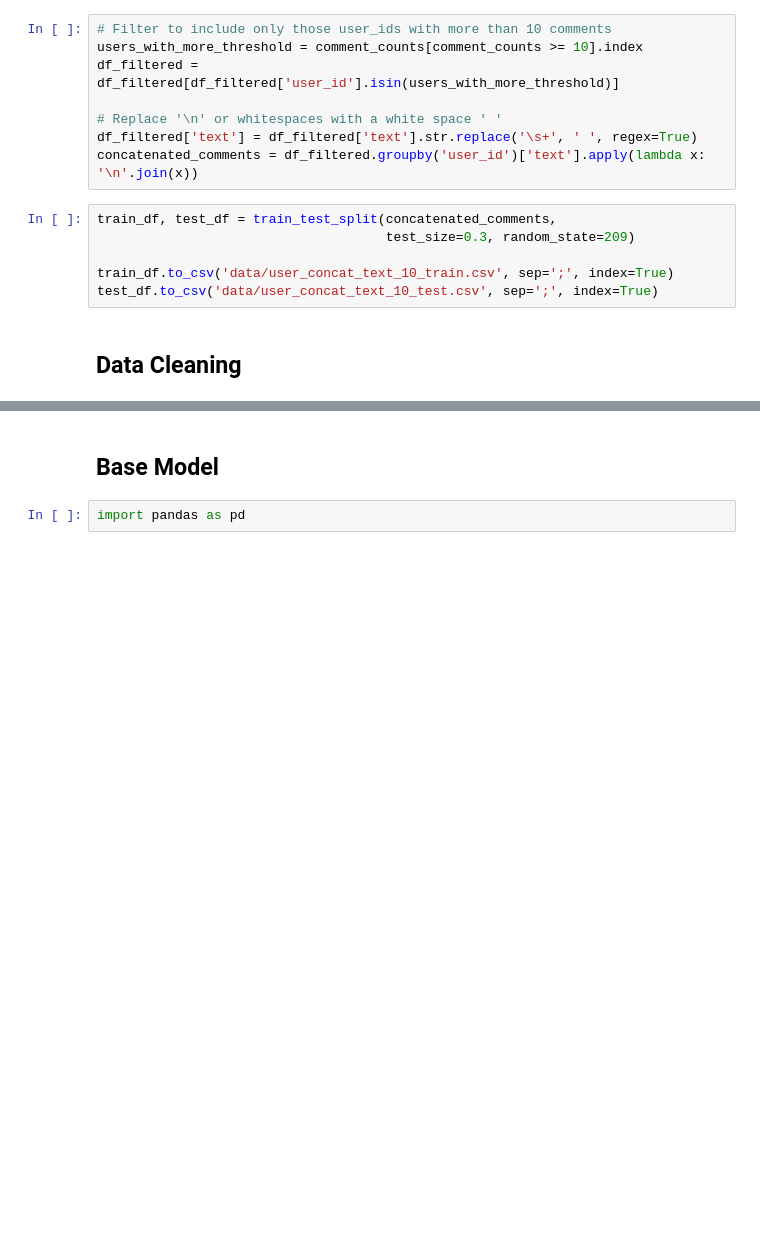
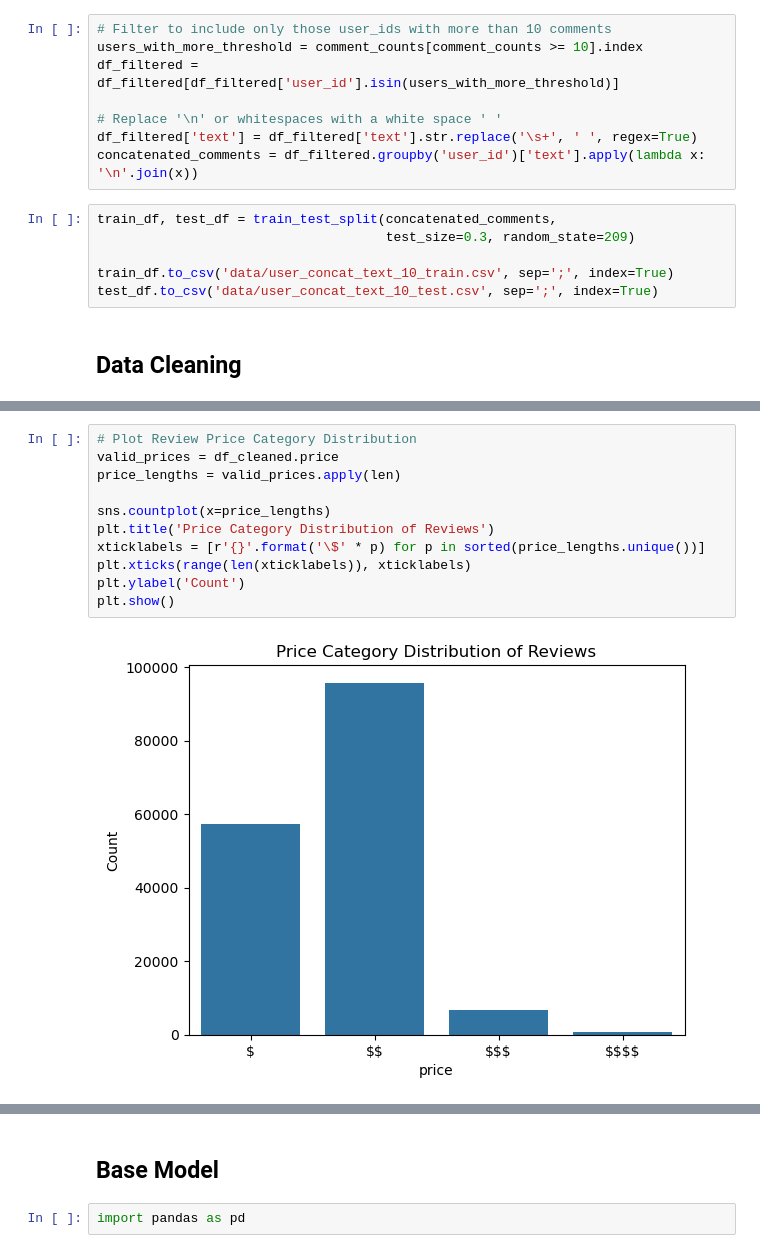
Before and after one commit to yuqinbailey/Restaurant-Rec-Google-Reviews, a Jupyter notebook: 4_Pipeline_Dev.ipynb, the cells around one changed output, grey strips where cells are left out. Drawn from its saved outputs; the diff is of its cells as text; blank space fills up the shorter version.

```diff
--- a/4_Pipeline_Dev.ipynb
+++ b/4_Pipeline_Dev.ipynb
@@ -286,0 +309,13 @@ Name: count, dtype: int64
+# %%
+# Plot Review Price Category Distribution
+valid_prices = df_cleaned.price
+price_lengths = valid_prices.apply(len)
+
+sns.countplot(x=price_lengths)
+plt.title('Price Category Distribution of Reviews')
+xticklabels = [r'{}'.format('\$' * p) for p in sorted(price_lengths.unique())]
+plt.xticks(range(len(xticklabels)), xticklabels)
+plt.ylabel('Count')
+plt.show()
+# %% [output]
+[figure, added]
```
Also changed, not shown: parts of 15 cells of this notebook.
